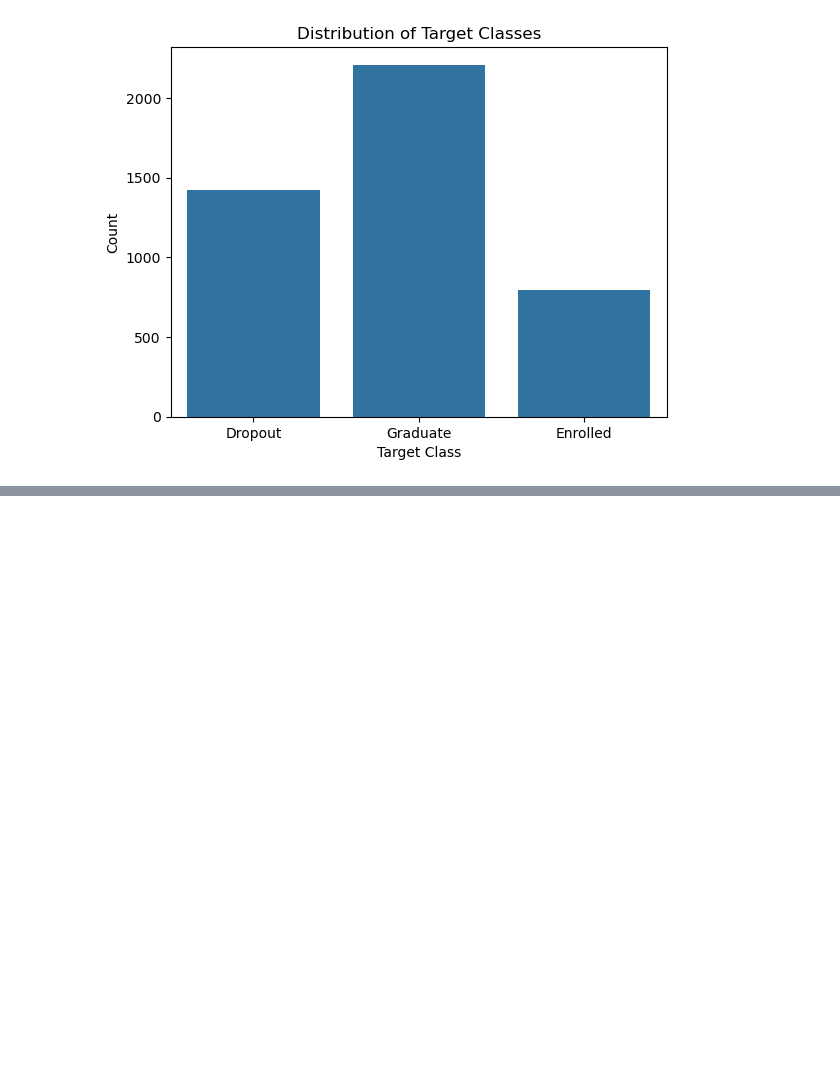
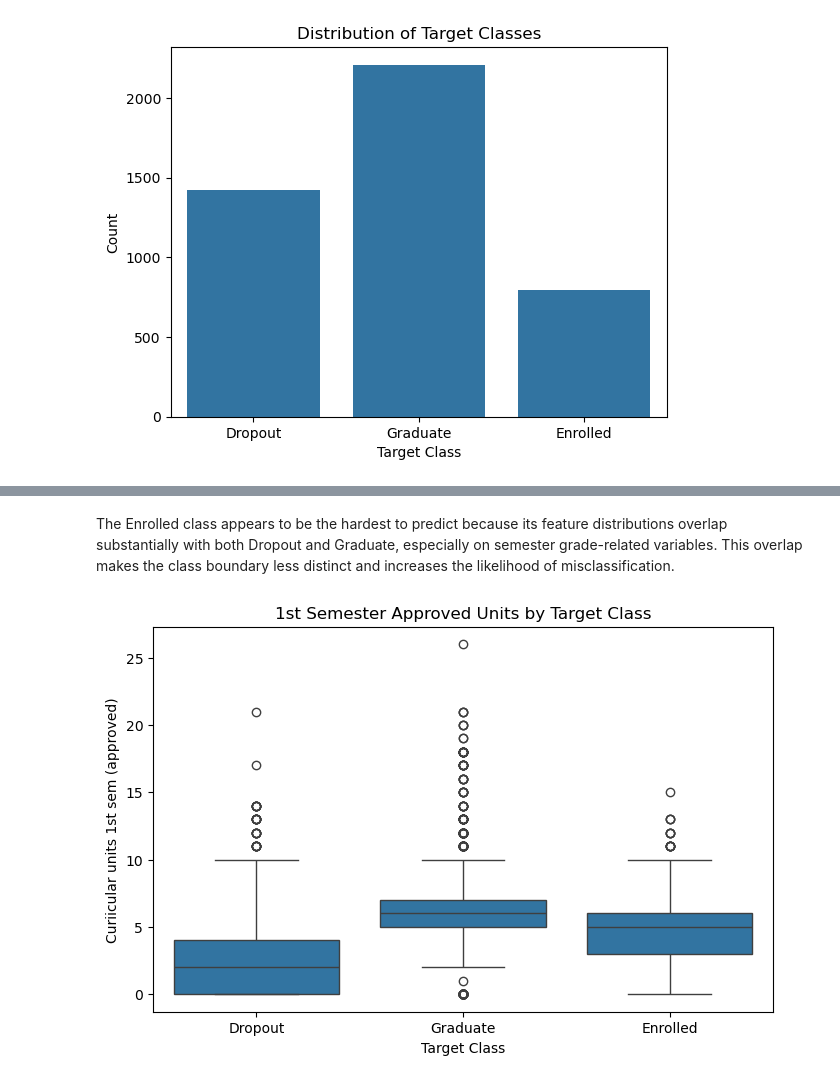
Before and after one commit to Jpuirgn/ML_student_risk_prediction, a Jupyter notebook: notebooks/student_risk_prediction.ipynb, the cells around one changed output, grey strips where cells are left out. Saved outputs shown, nothing was run; the diff lists cells and outputs as text; code cells hidden in the pictures; blank space fills up the shorter version.

```diff
--- a/notebooks/student_risk_prediction.ipynb
+++ b/notebooks/student_risk_prediction.ipynb
@@ -405,0 +446,11 @@ Name: count, dtype: int64
+# %% [markdown]
+The Enrolled class appears to be the hardest to predict because its feature distributions overlap substantially with both Dropout and Graduate, especially on semester grade-related variables. This overlap makes the class boundary less distinct and increases the likelihood of misclassification.
+# %%
+plt.figure(figsize=(8, 5))
+sns.boxplot(x="Target", y="Curricular units 1st sem (approved)", data=df)
+plt.title("1st Semester Approved Units by Target Class")
+plt.xlabel("Target Class")
+plt.ylabel("Curiicular units 1st sem (approved)")
+plt.show()
+# %% [output]
+[figure, added]
```
Also changed, not shown: parts of 7 cells of this notebook, 1 other file.
